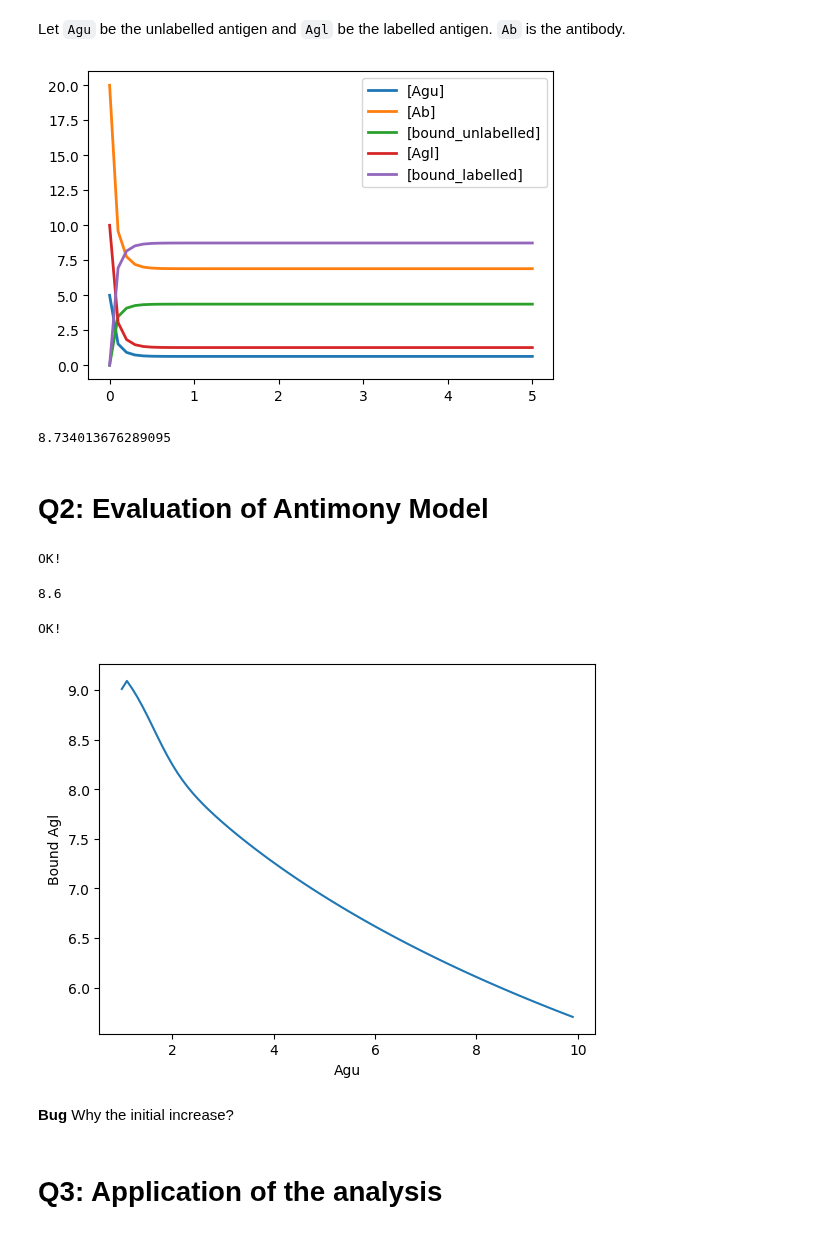
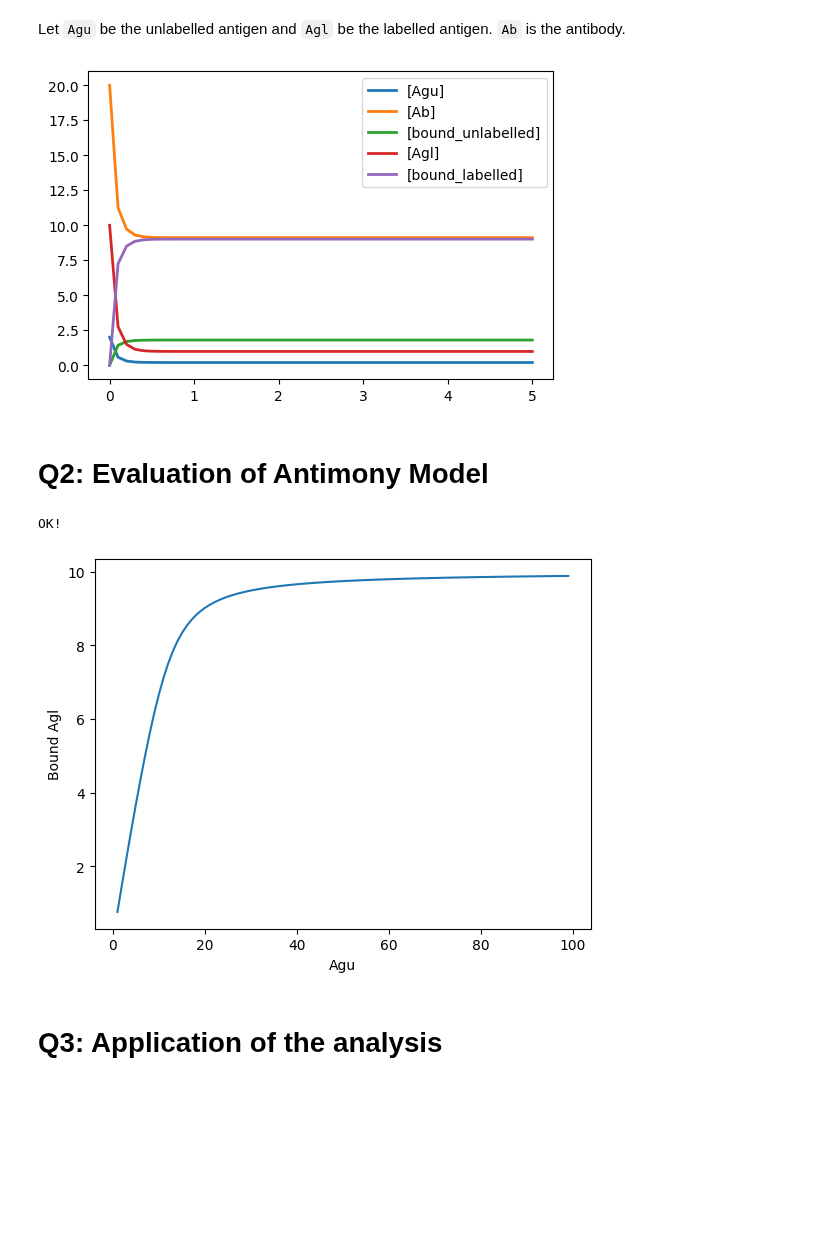
Before and after one commit to ModelEngineering/BIOEN-437, a Jupyter notebook: assignments/hw_tellurium_python.ipynb, the cells around one changed output. Saved outputs shown, nothing was run; the diff lists cells and outputs as text; code cells hidden in the pictures; blank space fills up the shorter version.

```diff
--- a/assignments/hw_tellurium_python.ipynb
+++ b/assignments/hw_tellurium_python.ipynb
@@ -36,61 +37,25 @@ Let ``Agu`` be the unlabelled antigen and ``Agl`` be the labelled antigen. ``Ab`
 # %%
 antibody_model = """
 Agu + Ab -> bound_unlabelled; k1*Agu*Ab
 Agl + Ab -> bound_labelled; k1*Agl*Ab
 bound_unlabelled -> Agu + Ab; k2*bound_unlabelled
 bound_labelled -> Agl + Ab; k2*bound_labelled
 
-Agu = 5
+Agu = 2
 Agl = 10
 Ab = 20
 bound_labelled = 0
 bound_unlabelled = 0
 k1 = 1
 k2 = 1
 """
 rr = te.loada(antibody_model)
 rr.simulate()
 rr.plot()
 # %% [output]
-[figure, old version]
+[figure, new version]
-# %%
-rr.steadyState()
-rr['bound_labelled']
-# %% [output]
-8.734013676289095
 # %% [markdown]
 # Q2: Evaluation of Antimony Model
-# %%
-def findStationaryValue(roadrunner, species:str, max_time:float=1000, max_difference=0.001)->float:
-    """
-    Determines the time, if any, at which species changes by no more than 1 percent. Assumes that rate of change is decreasing.
-
-    Args:
-        roadrunner: Roadrunner object
-        species: Chemical species (without '[' ']')
-        max_time: seconds
-
-    Returns:
-        Stationary value of species
-    """
-    num_point = max_time*1000
-    rr.reset()
-    data = roadrunner.simulate(0, max_time, num_point, ['time', "[" + species + "]"])
-    diff_values = np.abs(np.diff(data[:, 1]))
-    idxs = np.array(diff_values < max_difference)
-    idxs = np.concatenate([[False], idxs])  # adjust the array length
-    return data[idxs, 1][0]
-
-# Tests
-rr = te.loada(antibody_model)
-assert(np.round(findStationaryValue(rr, 'bound_labelled', max_time=100), 1) == 8.6)
-print("OK!")
-# %% [output]
-OK!
-# %%
-np.round(findStationaryValue(rr, 'bound_labelled', max_time=100), 1)
-# %% [output]
-8.6
 # %%
 def calculateBoundLabelledAntigen(agu:np.ndarray[float])->np.ndarray[float]:
     """
@@ -118,14 +88,12 @@ print("OK!")
 # %% [output]
 OK!
 # %%
-aguv = np.arange(1, 10, 0.1)
+aguv = np.arange(1, 100, 1)
 plt.plot(aguv, calculateBoundLabelledAntigen(aguv))
 plt.xlabel('Agu')
 _ = plt.ylabel('Bound Agl')
 # %% [output]
-[figure, old version]
+[figure, new version]
-# %% [markdown]
-**Bug** Why the initial increase?
 # %% [markdown]
 # Q3: Application of the analysis
 # %% [markdown]
```
Also changed, not shown: parts of 2 cells of this notebook, 5 other files.
